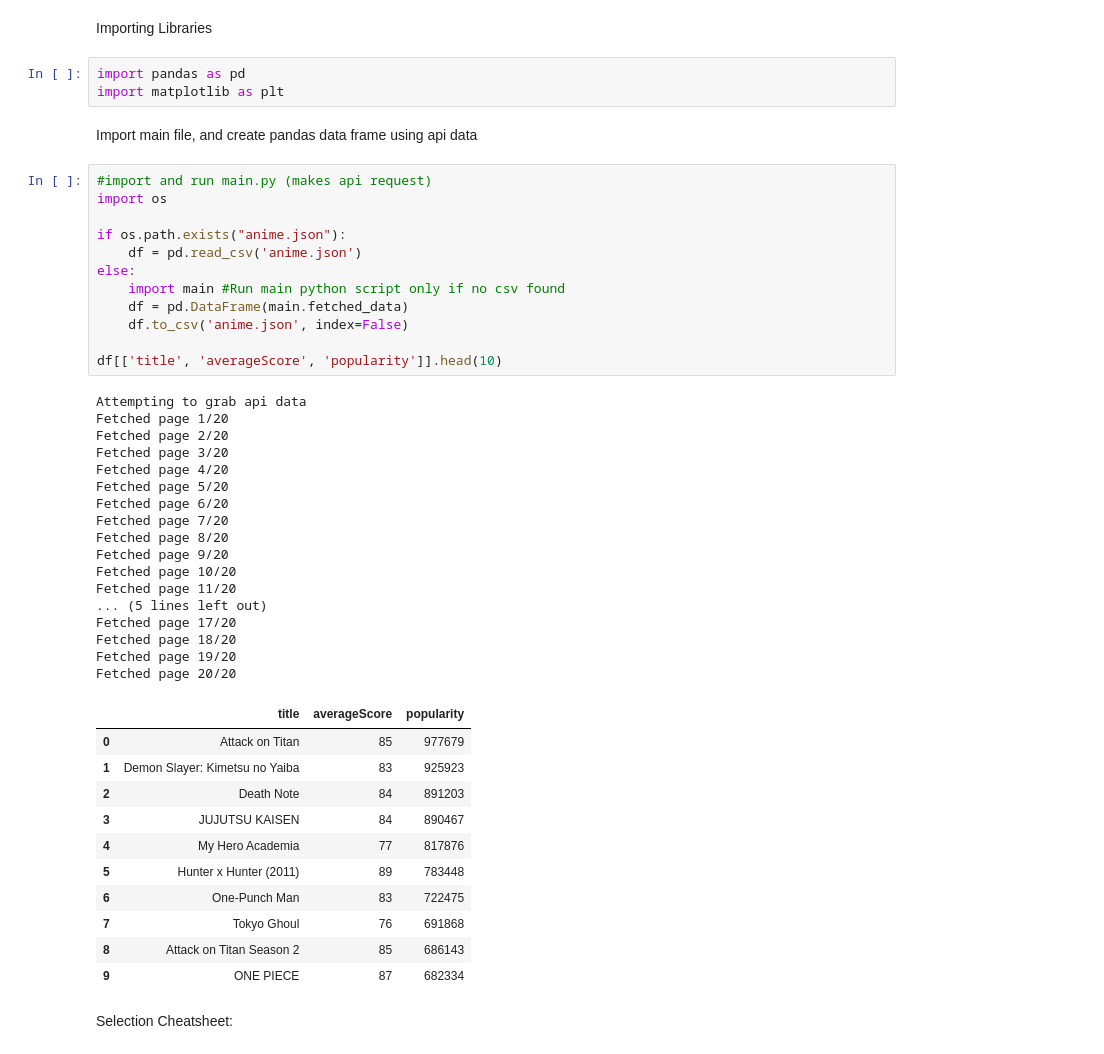
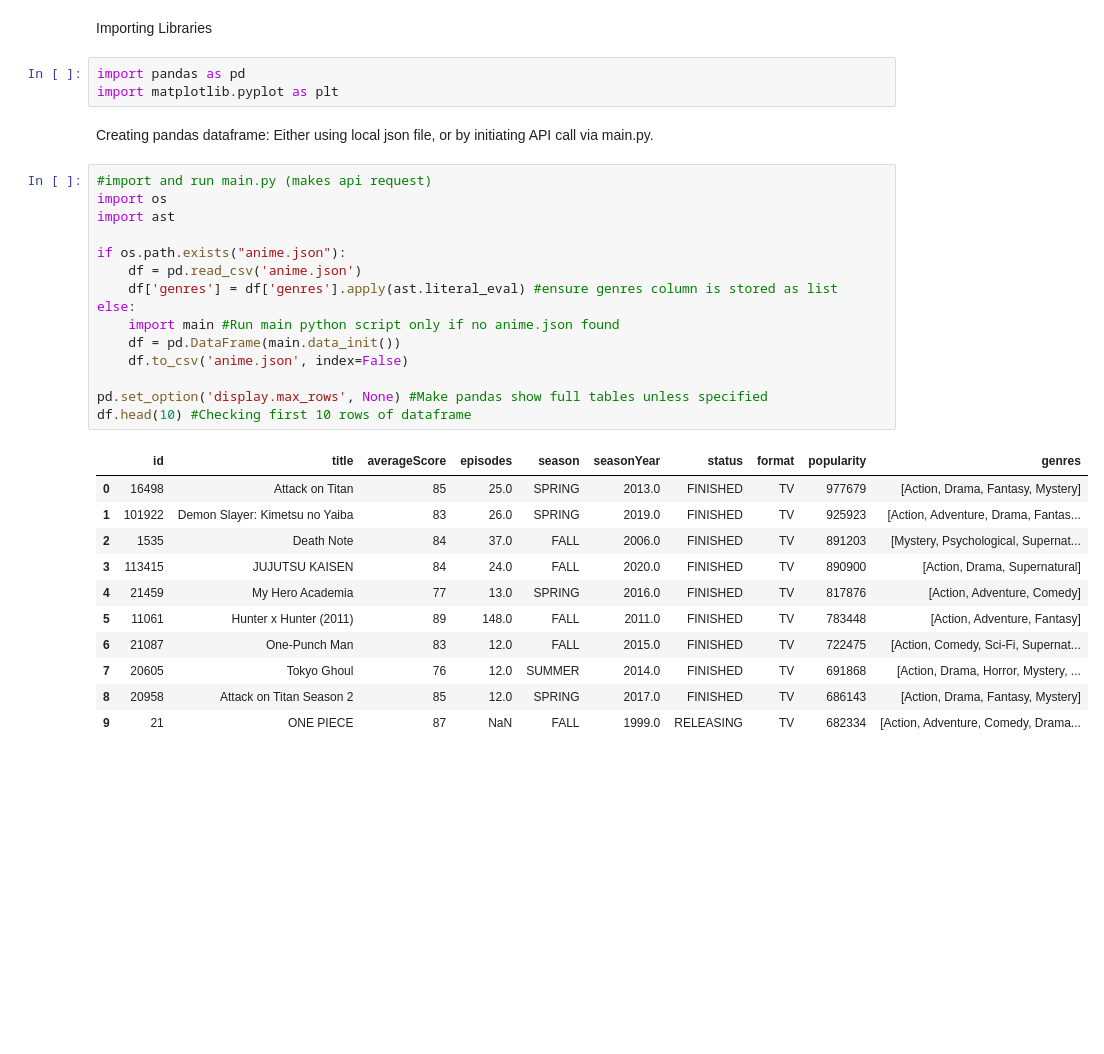
Before and after one commit to TomPancakes/Anime-Data-Analysis, a Jupyter notebook: anime_data_analysis.ipynb, the cells around one changed output. Cells and saved outputs as stored; diff of their text form; blank space fills up the shorter version.

```diff
--- a/anime_data_analysis.ipynb
+++ b/anime_data_analysis.ipynb
@@ -5,52 +5,36 @@ Created by TomPancakes
 Importing Libraries
 # %%
 import pandas as pd
-import matplotlib as plt
+import matplotlib.pyplot as plt
 # %% [markdown]
-Import main file, and create pandas data frame using api data
+Creating pandas dataframe: Either using local json file, or by initiating API call via main.py.
 # %%
 #import and run main.py (makes api request)
 import os
+import ast
 
 if os.path.exists("anime.json"):
     df = pd.read_csv('anime.json')
+    df['genres'] = df['genres'].apply(ast.literal_eval) #ensure genres column is stored as list
 else:
-    import main #Run main python script only if no csv found
-    df = pd.DataFrame(main.fetched_data)
+    import main #Run main python script only if no anime.json found
+    df = pd.DataFrame(main.data_init())
     df.to_csv('anime.json', index=False)
 
-df[['title', 'averageScore', 'popularity']].head(10)
+pd.set_option('display.max_rows', None) #Make pandas show full tables unless specified
+df.head(10) #Checking first 10 rows of dataframe
 # %% [output]
-Attempting to grab api data
-Fetched page 1/20
-Fetched page 2/20
-Fetched page 3/20
-Fetched page 4/20
-Fetched page 5/20
-Fetched page 6/20
-Fetched page 7/20
-Fetched page 8/20
-Fetched page 9/20
-Fetched page 10/20
-Fetched page 11/20
-... (5 lines left out)
-Fetched page 17/20
-Fetched page 18/20
-Fetched page 19/20
-Fetched page 20/20
-|  | title | averageScore | popularity |
-| 0 | Attack on Titan | 85 | 977679 |
-| 1 | Demon Slayer: Kimetsu no Yaiba | 83 | 925923 |
-| 2 | Death Note | 84 | 891203 |
-| 3 | JUJUTSU KAISEN | 84 | 890467 |
-| 4 | My Hero Academia | 77 | 817876 |
-| 5 | Hunter x Hunter (2011) | 89 | 783448 |
-| 6 | One-Punch Man | 83 | 722475 |
-| 7 | Tokyo Ghoul | 76 | 691868 |
-| 8 | Attack on Titan Season 2 | 85 | 686143 |
-| 9 | ONE PIECE | 87 | 682334 |
+|  | id | title | averageScore | episodes | season | seasonYear | status | format | popularity | genres |
+| 0 | 16498 | Attack on Titan | 85 | 25.0 | SPRING | 2013.0 | FINISHED | TV | 977679 | [Action, Drama, Fantasy, Mystery] |
+| 1 | 101922 | Demon Slayer: Kimetsu no Yaiba | 83 | 26.0 | SPRING | 2019.0 | FINISHED | TV | 925923 | [Action, Adventure, Drama, Fantas... |
+| 2 | 1535 | Death Note | 84 | 37.0 | FALL | 2006.0 | FINISHED | TV | 891203 | [Mystery, Psychological, Supernat... |
+| 3 | 113415 | JUJUTSU KAISEN | 84 | 24.0 | FALL | 2020.0 | FINISHED | TV | 890900 | [Action, Drama, Supernatural] |
+| 4 | 21459 | My Hero Academia | 77 | 13.0 | SPRING | 2016.0 | FINISHED | TV | 817876 | [Action, Adventure, Comedy] |
+| 5 | 11061 | Hunter x Hunter (2011) | 89 | 148.0 | FALL | 2011.0 | FINISHED | TV | 783448 | [Action, Adventure, Fantasy] |
+| 6 | 21087 | One-Punch Man | 83 | 12.0 | FALL | 2015.0 | FINISHED | TV | 722475 | [Action, Comedy, Sci-Fi, Supernat... |
+| 7 | 20605 | Tokyo Ghoul | 76 | 12.0 | SUMMER | 2014.0 | FINISHED | TV | 691868 | [Action, Drama, Horror, Mystery, ... |
+| 8 | 20958 | Attack on Titan Season 2 | 85 | 12.0 | SPRING | 2017.0 | FINISHED | TV | 686143 | [Action, Drama, Fantasy, Mystery] |
+| 9 | 21 | ONE PIECE | 87 | NaN | FALL | 1999.0 | RELEASING | TV | 682334 | [Action, Adventure, Comedy, Drama... |
-# %% [markdown]
-Selection Cheatsheet:
 # %%
 #Selection Practice:
 #Select by column
```
Also changed, not shown: parts of 17 cells of this notebook, 2 other files.
